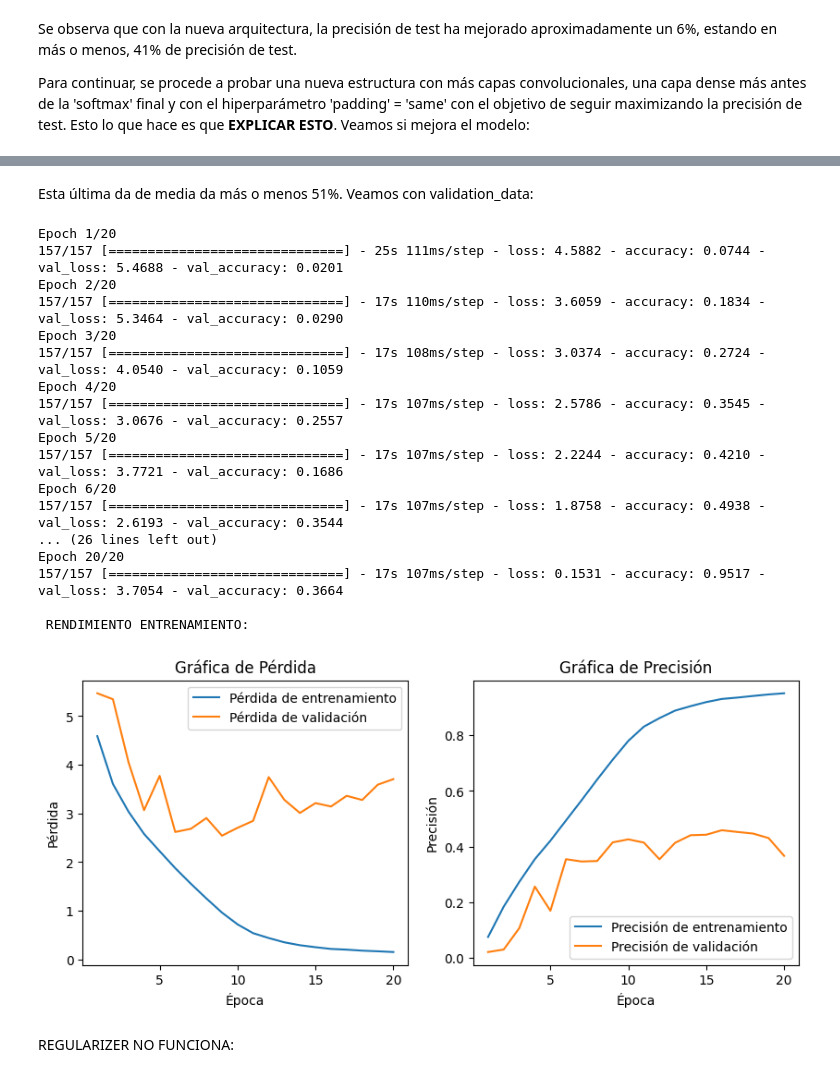
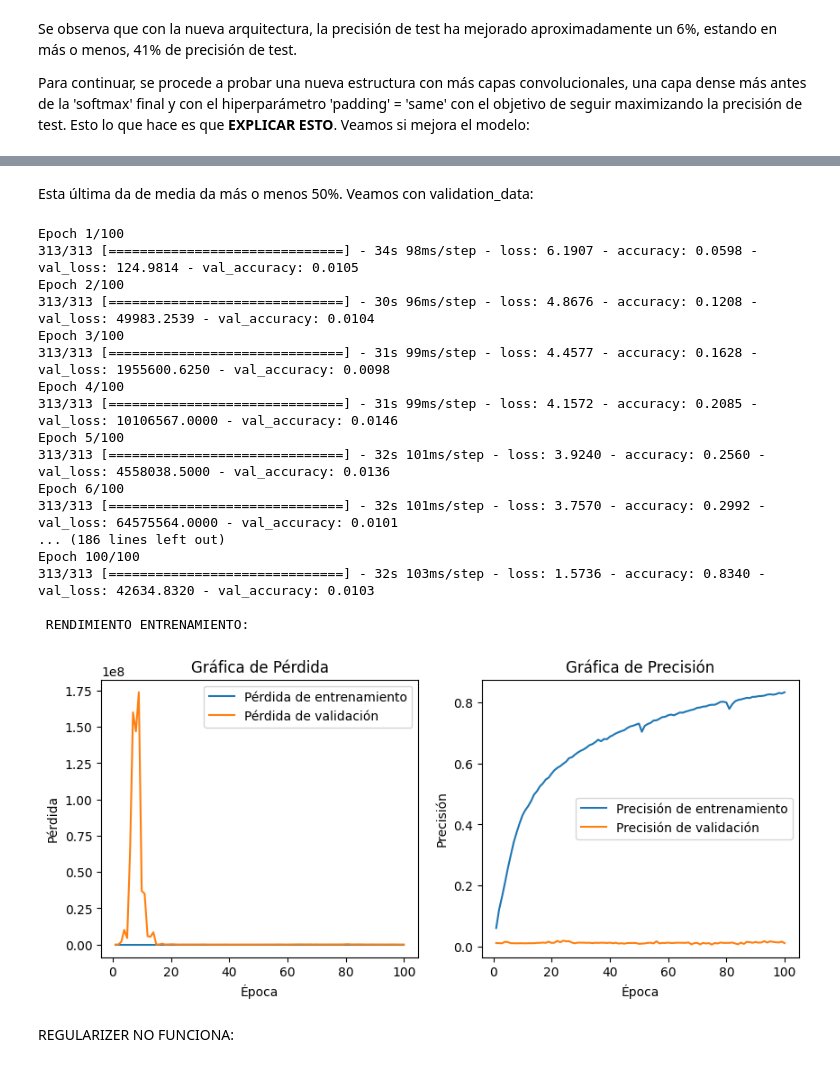
Before and after one commit to 9105507/APRENDIZAJE_AUTOMATICO_23_24, a Jupyter notebook: AA_PRACTICA3_GRUPO_7.ipynb, the cells around one changed output, grey strips where cells are left out. Cells and saved outputs as stored; diff of their text form; code cells hidden in the pictures.

```diff
--- a/AA_PRACTICA3_GRUPO_7.ipynb
+++ b/AA_PRACTICA3_GRUPO_7.ipynb
@@ -489,6 +494,23 @@ print(train_X.shape)
 print(val_X.shape)
 print(train_y.shape)
 print(val_y.shape)
+
+datagencompleto = ImageDataGenerator(
+    rescale=1. / 255,
+    rotation_range=20,
+    width_shift_range=0.2,
+    height_shift_range=0.2,
+    horizontal_flip=True
+)
+datagenvalidacion = ImageDataGenerator(
+    rescale=1. / 255,
+    rotation_range=20,
+    width_shift_range=0.2,
+    height_shift_range=0.2,
+    horizontal_flip=True
+)
+datagencompleto.fit(X)
+datagenvalidacion.fit(train_X)
 # %% [output]
 (40000, 32, 32, 3)
 (10000, 32, 32, 3)
@@ -746,58 +766,60 @@ Test accuracy: 0.5160999894142151
 # %% [markdown]
-Esta última da de media da más o menos 51%. Veamos con validation_data:
+Esta última da de media da más o menos 50%. Veamos con validation_data:
 # %%
 gc.collect()
 model = Sequential()
 model.add(Conv2D(32, (3, 3), activation='relu', padding='same', input_shape=(32, 32, 3)))
+model.add(BatchNormalization())
 model.add(Conv2D(64, (3, 3), padding='same', activation='relu'))
 model.add(BatchNormalization())
 model.add(MaxPooling2D((2, 2)))
 model.add(Conv2D(128, (3, 3), padding='same', activation='relu'))
+model.add(BatchNormalization())
 model.add(Conv2D(256, (3, 3), padding='same', activation='relu'))
 model.add(BatchNormalization())
 model.add(MaxPooling2D((2, 2)))
 model.add(Conv2D(512, (3, 3), padding='same', activation='relu'))
+model.add(BatchNormalization())
 model.add(Conv2D(1024, (3, 3), padding='same', activation='relu'))
 model.add(BatchNormalization())
 model.add(MaxPooling2D((2, 2)))
 model.add(Flatten())
-model.add(Dense(512, activation='relu'))
+model.add(Dense(512, activation='relu', kernel_regularizer=l2(0.001)))
 model.add(BatchNormalization())
 model.add(Dropout(0.5))
-model.add(Dense(1024, activation='relu'))
+model.add(Dense(1024, activation='relu', kernel_regularizer=l2(0.001)))
 model.add(BatchNormalization())
 model.add(Dropout(0.5))
-model.add(Dense(100, activation='softmax'))
+model.add(Dense(100, activation='softmax', kernel_regularizer=l2(0.001)))
 #model.summary()
 model.compile(loss='categorical_crossentropy',
               optimizer='rmsprop',
               metrics=['accuracy'])
-history = model.fit(train_X, train_y,
-          batch_size=256,
-          epochs=20,
-          verbose=1, validation_data=(val_X, val_y))
+history = model.fit(datagenvalidacion.flow(train_X, train_y, batch_size=128), epochs=100, verbose=1, validation_data=(val_X, val_y))
 train_loss = history.history['loss']
 train_acc = history.history['accuracy']
 val_loss = history.history['val_loss']
 val_acc = history.history['val_accuracy']
 print('\n RENDIMIENTO ENTRENAMIENTO:')
 evaluar_rendimiento_validacion(train_loss,train_acc, val_loss, val_acc)
+# test_loss, test_acc = model.evaluate(test_X, test_y_categorical, verbose = 0)
+# print('\n\nTest accuracy:', test_acc)
 # %% [output]
-Epoch 1/20
-157/157 [==============================] - 25s 111ms/step - loss: 4.5882 - accuracy: 0.0744 - val_loss: 5.4688 - val_accuracy: 0.0201
-Epoch 2/20
-157/157 [==============================] - 17s 110ms/step - loss: 3.6059 - accuracy: 0.1834 - val_loss: 5.3464 - val_accuracy: 0.0290
-Epoch 3/20
-157/157 [==============================] - 17s 108ms/step - loss: 3.0374 - accuracy: 0.2724 - val_loss: 4.0540 - val_accuracy: 0.1059
-Epoch 4/20
-157/157 [==============================] - 17s 107ms/step - loss: 2.5786 - accuracy: 0.3545 - val_loss: 3.0676 - val_accuracy: 0.2557
-Epoch 5/20
-157/157 [==============================] - 17s 107ms/step - loss: 2.2244 - accuracy: 0.4210 - val_loss: 3.7721 - val_accuracy: 0.1686
-Epoch 6/20
-157/157 [==============================] - 17s 107ms/step - loss: 1.8758 - accuracy: 0.4938 - val_loss: 2.6193 - val_accuracy: 0.3544
-... (26 lines left out)
-Epoch 20/20
-157/157 [==============================] - 17s 107ms/step - loss: 0.1531 - accuracy: 0.9517 - val_loss: 3.7054 - val_accuracy: 0.3664
+Epoch 1/100
+313/313 [==============================] - 34s 98ms/step - loss: 6.1907 - accuracy: 0.0598 - val_loss: 124.9814 - val_accuracy: 0.0105
+Epoch 2/100
+313/313 [==============================] - 30s 96ms/step - loss: 4.8676 - accuracy: 0.1208 - val_loss: 49983.2539 - val_accuracy: 0.0104
+Epoch 3/100
+313/313 [==============================] - 31s 99ms/step - loss: 4.4577 - accuracy: 0.1628 - val_loss: 1955600.6250 - val_accuracy: 0.0098
+Epoch 4/100
+313/313 [==============================] - 31s 99ms/step - loss: 4.1572 - accuracy: 0.2085 - val_loss: 10106567.0000 - val_accuracy: 0.0146
+Epoch 5/100
+313/313 [==============================] - 32s 101ms/step - loss: 3.9240 - accuracy: 0.2560 - val_loss: 4558038.5000 - val_accuracy: 0.0136
+Epoch 6/100
+313/313 [==============================] - 32s 101ms/step - loss: 3.7570 - accuracy: 0.2992 - val_loss: 64575564.0000 - val_accuracy: 0.0101
+... (186 lines left out)
+Epoch 100/100
+313/313 [==============================] - 32s 103ms/step - loss: 1.5736 - accuracy: 0.8340 - val_loss: 42634.8320 - val_accuracy: 0.0103
 
  RENDIMIENTO ENTRENAMIENTO:
-[figure, old version]
+[figure, new version]
```
Also changed, not shown: parts of 12 cells of this notebook.
